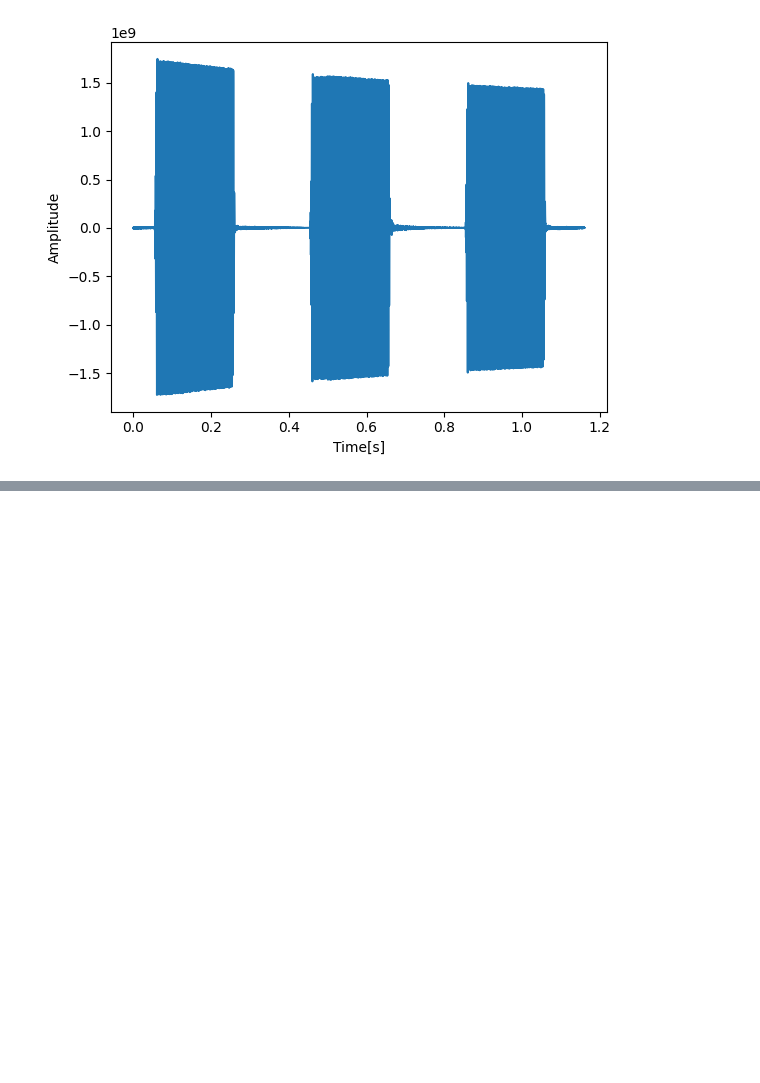
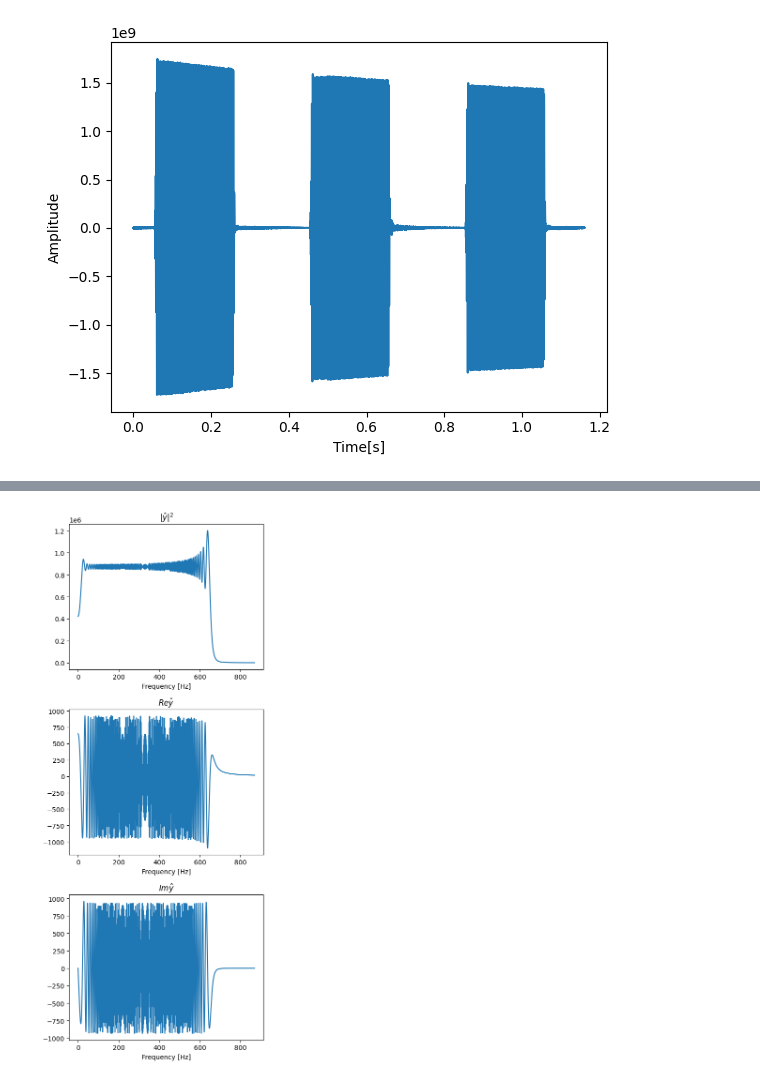
Before and after one commit to andresroliveira/FourierAnalysis, a Jupyter notebook: notebook.ipynb, the cells around one changed output, grey strips where cells are left out. Cells and saved outputs as stored; diff of their text form; code cells hidden in the pictures; blank space fills up the shorter version.

```diff
--- a/notebook.ipynb
+++ b/notebook.ipynb
@@ -44,0 +77,25 @@ plt.show()
+# %%
+y_hat = np.fft.fft(y)
+freq_y = np.fft.fftfreq(len(tt), d = tt[1] - tt[0])
+y_hat_abs = np.abs(y_hat) ** 2
+# %%
+k = 1<<6
+
+fig, ax = plt.subplots(3,1, figsize=(5,12))
+
+ax[0].plot(freq_y[:n//k], y_hat_abs[:n//k] )
+ax[0].set_xlabel("Frequency [Hz]")
+ax[0].set_title(r"$\left|\hat{y}\right|^2$")
+
+ax[1].plot(freq_y[:n//k], y_hat.real[:n//k] )
+ax[1].set_xlabel("Frequency [Hz]")
+ax[1].set_title(r"$Re \hat{y}$")
+
+ax[2].plot(freq_y[:n//k], y_hat.imag[:n//k] )
+ax[2].set_xlabel("Frequency [Hz]")
+ax[2].set_title(r"$Im \hat{y}$")
+
+fig.tight_layout()
+plt.show()
+# %% [output]
+[figure, added]
```
Also changed, not shown: parts of 15 cells of this notebook.
